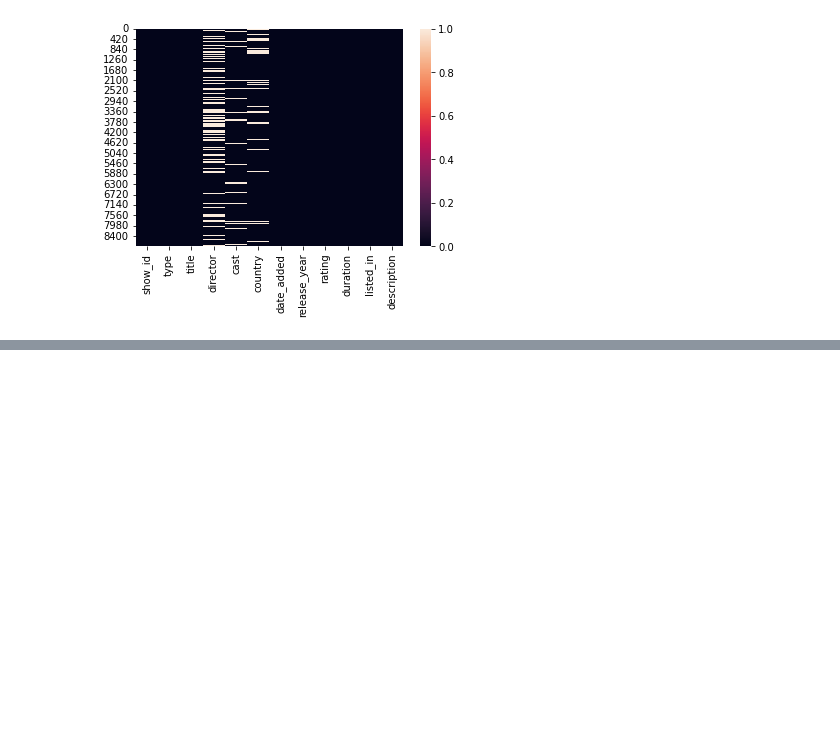
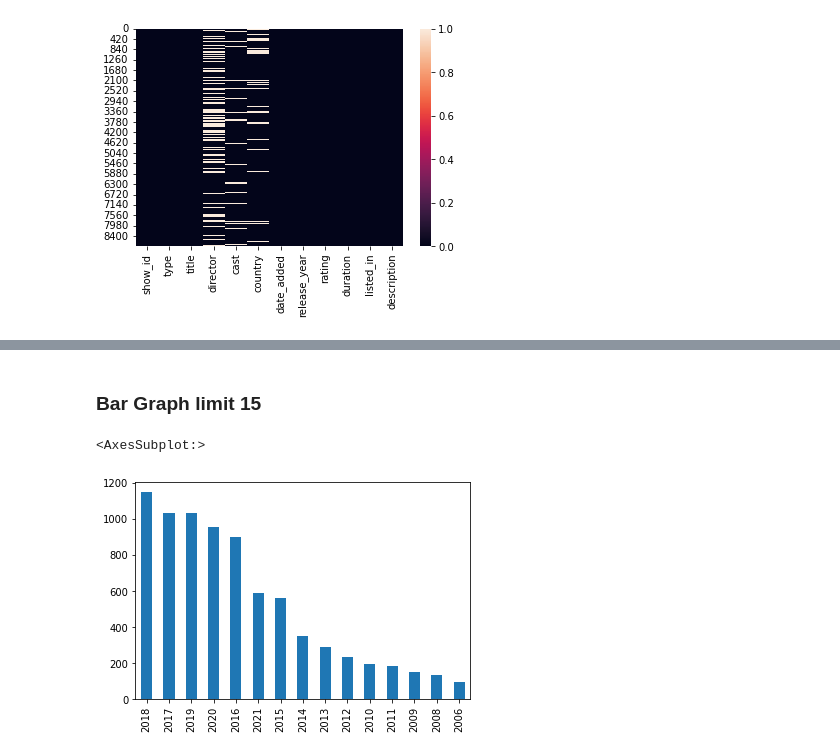
Before and after one commit to ligiadavilabozzi/netflix_analysis, a Jupyter notebook: netflix_analysis.ipynb, the cells around one changed output, grey strips where cells are left out. Saved outputs shown, nothing was run; the diff lists cells and outputs as text; code cells hidden in the pictures; blank space fills up the shorter version.

Commit message:
highest number of TV shows and movies in a year

```diff
--- a/netflix_analysis.ipynb
+++ b/netflix_analysis.ipynb
@@ -153,0 +187,7 @@ sns.heatmap(df_netflix.isnull())
+# %% [markdown]
+### Bar Graph limit 15
+# %%
+df_netflix['release_year'].value_counts()[:15].plot(kind='bar')
+# %% [output]
+<AxesSubplot:>
+[figure, added]
```
Also changed, not shown: parts of 7 cells of this notebook.
